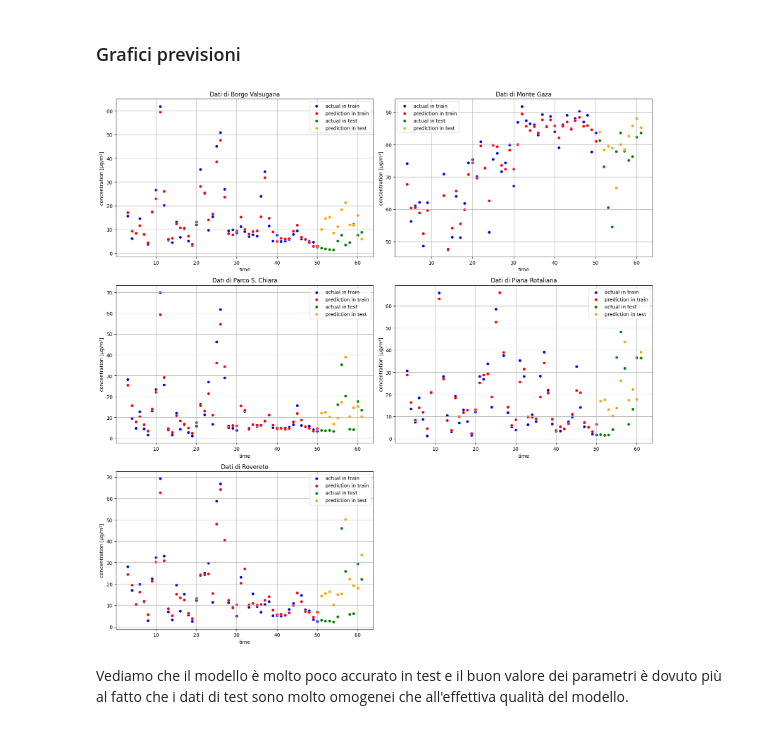
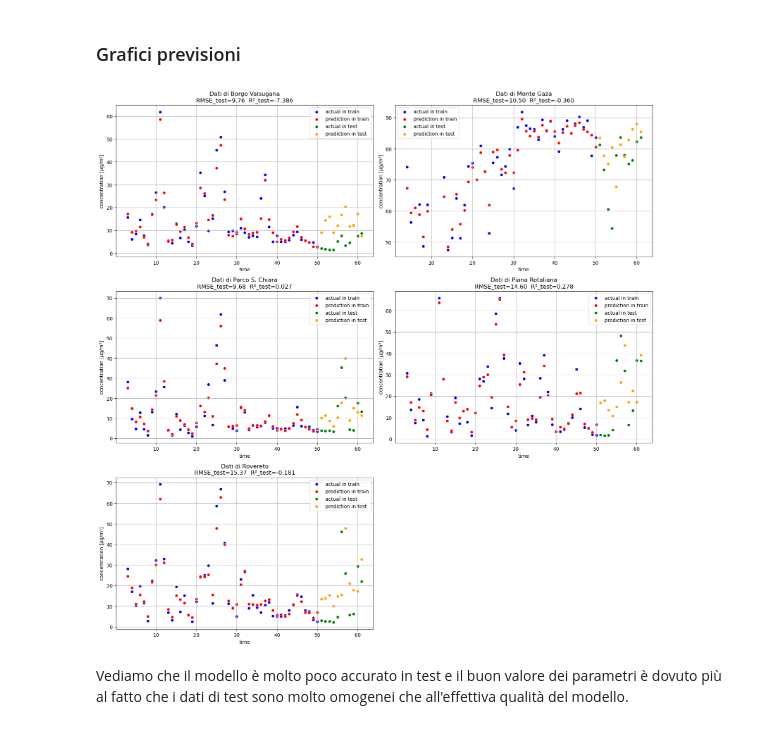
Before and after one commit to CarloDegasperi/DataScience, a Jupyter notebook: notebooks/regression/08_regression_random_forest.ipynb, the cells around one changed output. Drawn from its saved outputs; the diff is of its cells as text; code cells hidden in the pictures.

```diff
--- a/notebooks/regression/08_regression_random_forest.ipynb
+++ b/notebooks/regression/08_regression_random_forest.ipynb
@@ -268,7 +257,3 @@ Vediamo che il modello è buono, con parametri comparabili a quell ottenuti prec
 ### Grafici previsioni
 # %% [markdown]
 Mostriamo graficamente il confronto tra i dati effettivi e le previsioni del nostro modello, stazione per stazione.
-# %%
-# aggiungiamo il tempo
-full_PM25_h_tr = fs.add_time(full_PM25_h_tr)
-full_PM25_h_te = fs.add_time(full_PM25_h_te)
@@ -384,6 +369,4 @@ In questo caso il modello appare particolarmente buono, anche quando comparato c
 # %% [markdown]
 Mostriamo graficamente il confronto tra i dati effettivi e le previsioni del nostro modello, stazione per stazione.
 # %%
-# aggiungiamo il tempo
-full_O3_h_tr = fs.add_time(full_O3_h_tr)
-full_O3_h_te = fs.add_time(full_O3_h_te)
+fs.plot_predictions(best_rfr_O3_h, O3_h_X_train, O3_h_y_train, O3_h_X_test, O3_h_y_test)
@@ -921,7 +870,6 @@ Vediamo che mentre in train il modello funziona molto molto bene, in test perde
 # %%
 # importiamo il dataframe creato precedentemente appositamente per questo studio
 day_O3_df = pd.read_csv('../../data/processed/dataset_day_O3_processed.csv')
-day_O3_df.dropna(inplace=True)
 # %% [markdown]
 ### Modello
 # %%
@@ -941,7 +889,7 @@ XGB_O3_d = RandomizedSearchCV(estimator=XGBRegressor(objective='reg:squarederror
 feature_cols = day_O3_df.columns.difference(['target'])
 
 # creiamo train e test
-O3_d_X_train, O3_d_X_test, O3_d_y_train, O3_d_y_test = fs.get_train_test(day_O3_df, 0.8, feature_cols)
+O3_d_X_train, _, O3_d_X_test, O3_d_y_train, _, O3_d_y_test = fs.get_train_valid_test(day_O3_df, 0.8, 0.0, feature_cols)
 # %% [markdown]
 ### Allenamento modello
 # %%
@@ -1009,9 +957,9 @@ Vediamo che il modello rimane in realtà effettivamente invariato rispetto a qua
 full_O3_d_tr['time'] = full_O3_d_tr['day']
 full_O3_d_te['time'] = full_O3_d_te['day']
 # %%
-fs.plot_prediction_points(full_O3_d_tr, full_O3_d_te)
+fs.plot_prediction_points(best_XGB_O3_d, O3_d_X_train, O3_d_y_train, O3_d_X_test, O3_d_y_test)
 # %% [output]
-[figure, old version]
+[figure, new version]
 # %% [markdown]
 Vediamo che il modello è molto poco accurato in test e il buon valore dei parametri è dovuto più al fatto che i dati di test sono molto omogenei che all'effettiva qualità del modello.
 # %% [markdown]
```
Also changed, not shown: parts of 55 cells of this notebook, 1 other file.
